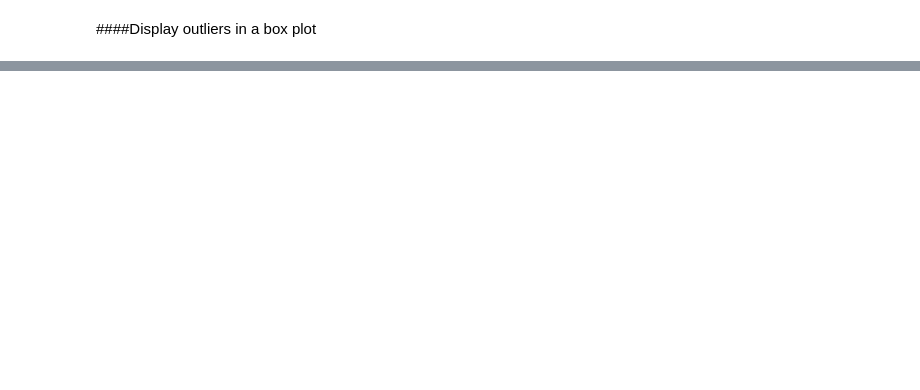
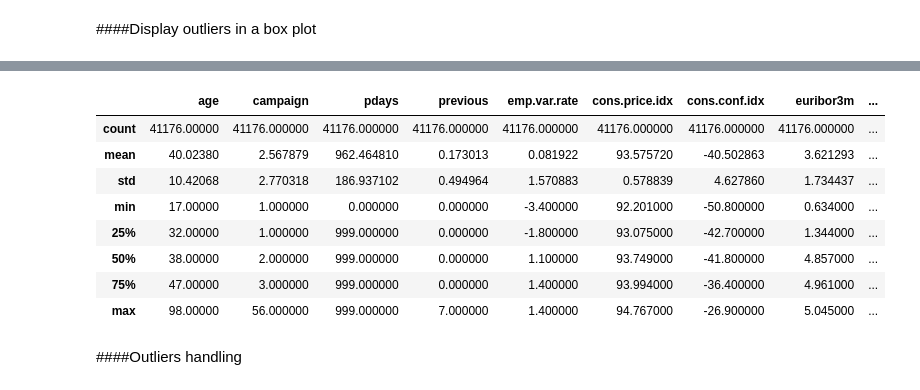
Before and after one commit to Itzz-Hashan/Client-Prediction-System, a Jupyter notebook: CM2604/CLIENT_PREDICTION_20230657.ipynb, the cells around one changed output, grey strips where cells are left out. Cells and saved outputs as stored; diff of their text form; code cells hidden in the pictures; blank space fills up the shorter version.

Commit message:
Handling outliers

```diff
--- a/CM2604/CLIENT_PREDICTION_20230657.ipynb
+++ b/CM2604/CLIENT_PREDICTION_20230657.ipynb
@@ -169,0 +192,14 @@ display_outliers(df)
+# %%
+df.describe()
+# %% [output]
+|  | age | campaign | pdays | previous | emp.var.rate | cons.price.idx | cons.conf.idx | euribor3m | ... |
+| count | 41176.00000 | 41176.000000 | 41176.000000 | 41176.000000 | 41176.000000 | 41176.000000 | 41176.000000 | 41176.000000 | ... |
+| mean | 40.02380 | 2.567879 | 962.464810 | 0.173013 | 0.081922 | 93.575720 | -40.502863 | 3.621293 | ... |
+| std | 10.42068 | 2.770318 | 186.937102 | 0.494964 | 1.570883 | 0.578839 | 4.627860 | 1.734437 | ... |
+| min | 17.00000 | 1.000000 | 0.000000 | 0.000000 | -3.400000 | 92.201000 | -50.800000 | 0.634000 | ... |
+| 25% | 32.00000 | 1.000000 | 999.000000 | 0.000000 | -1.800000 | 93.075000 | -42.700000 | 1.344000 | ... |
+| 50% | 38.00000 | 2.000000 | 999.000000 | 0.000000 | 1.100000 | 93.749000 | -41.800000 | 4.857000 | ... |
+| 75% | 47.00000 | 3.000000 | 999.000000 | 0.000000 | 1.400000 | 93.994000 | -36.400000 | 4.961000 | ... |
+| max | 98.00000 | 56.000000 | 999.000000 | 7.000000 | 1.400000 | 94.767000 | -26.900000 | 5.045000 | ... |
+# %% [markdown]
+####Outliers handling
```
Also changed, not shown: parts of 10 cells of this notebook.
